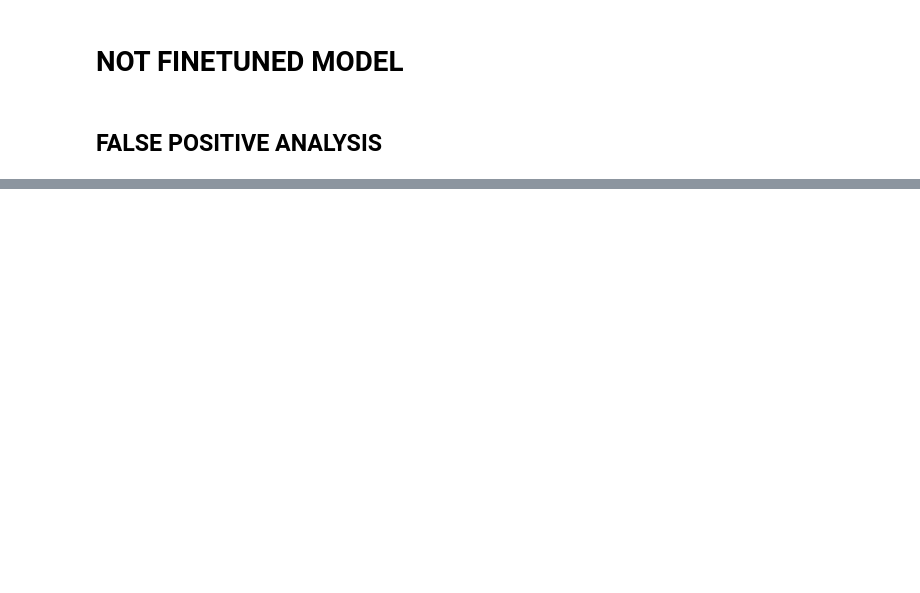
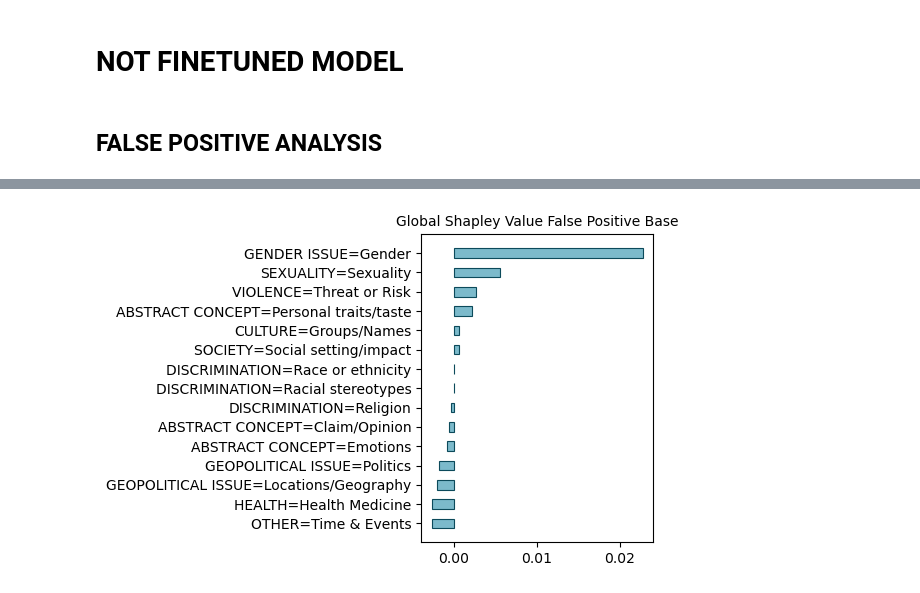
Before and after one commit to AmorosoLaura/XAI_project, a Jupyter notebook: divexplorer_analysis_finetuned.ipynb, the cells around one changed output, grey strips where cells are left out. Cells and saved outputs as stored; diff of their text form; code cells hidden in the pictures; blank space fills up the shorter version.

```diff
--- a/divexplorer_analysis_finetuned.ipynb
+++ b/divexplorer_analysis_finetuned.ipynb
@@ -229 +212,13 @@ final length for divexplorer 12860
+# %%
+
+fp_details = DivergencePatternProcessor(FP_fm, 'fp')
+
+# We can pick a pattern
+pattern = fp_details.patterns['itemset'].iloc[0]
+
+gsv = fp_details.global_shapley_value()
+gsv
+fp_details.plot_shapley_value(shapley_values=gsv, figsize=(3,4), title='Global Shapley Value False Positive Base')
+# %% [output]
+[figure, added]
 # %%
```
Also changed, not shown: parts of 14 cells of this notebook, 1 other file.
